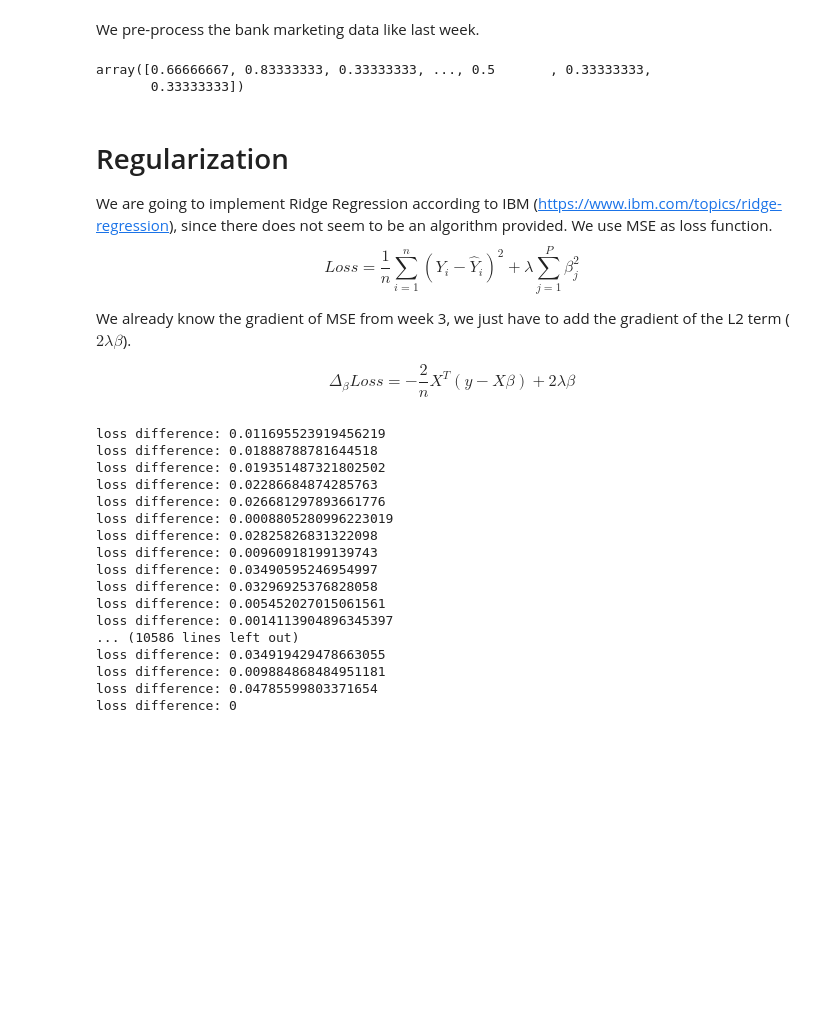
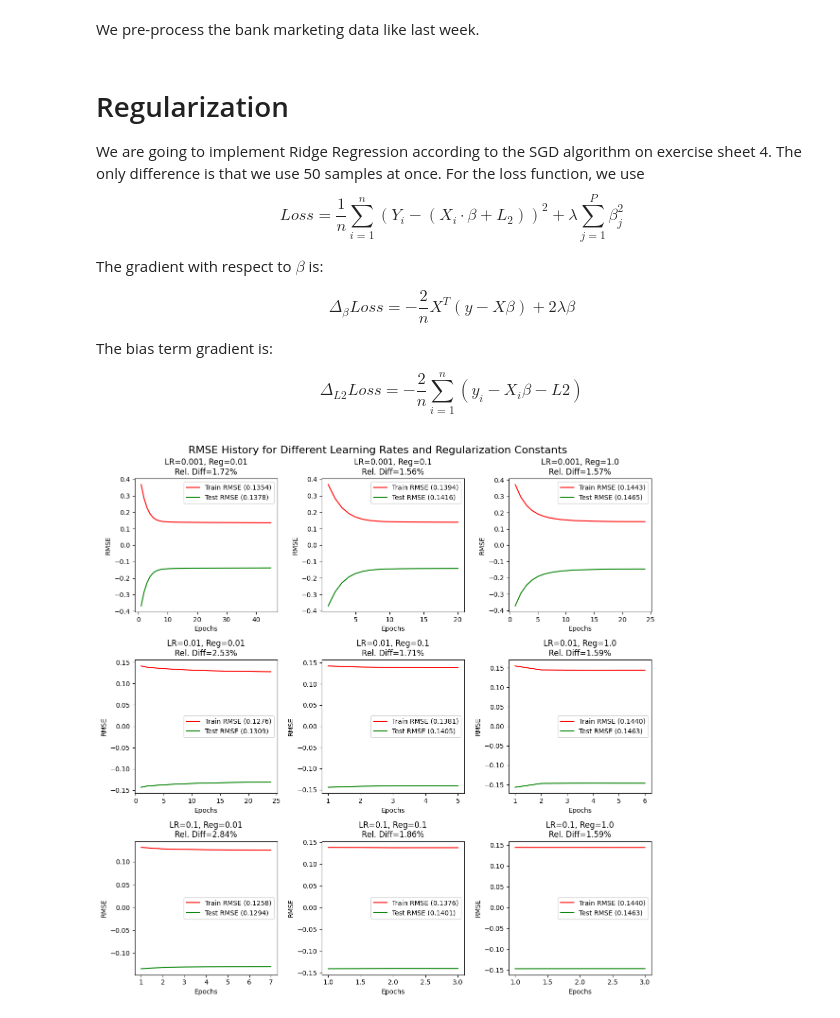
Before and after one commit to moOritzl/bachelorpraktikum-applied-machine-learning, a Jupyter notebook: Week_05/Regularization_Hyper-parameter_Tuning.ipynb, the cells around one changed output. Cells and saved outputs as stored; diff of their text form; code cells hidden in the pictures; blank space fills up the shorter version.

Commit message:
task 1 and 2 should be solved, just need to comment and explain everything

```diff
--- a/Week_05/Regularization_Hyper-parameter_Tuning.ipynb
+++ b/Week_05/Regularization_Hyper-parameter_Tuning.ipynb
@@ -33,22 +32,23 @@ y_wine_quality = (y_wine_quality - y_wine_quality.min()) / (y_wine_quality.max()
 # %%
 X_bank_train, X_bank_test, y_bank_train, y_bank_test = dh.split_data(X_bank_marketing, y_bank_marketing, 0.8)
 X_wine_train, X_wine_test, y_wine_train, y_wine_test = dh.split_data(X_wine_quality, y_wine_quality, 0.8)
-# %%
-y_wine_train
-# %% [output]
-array([0.66666667, 0.83333333, 0.33333333, ..., 0.5       , 0.33333333,
-       0.33333333])
 # %% [markdown]
 # Regularization
 
-We are going to implement Ridge Regression according to IBM (https://www.ibm.com/topics/ridge-regression), since there does not seem to be an algorithm provided.
-We use MSE as loss function.
+We are going to implement Ridge Regression according to the SGD algorithm on exercise sheet 4. The only difference is that we use 50 samples at once.
+For the loss function, we use
 $$
-Loss = \frac{1}{n} \sum_{i=1}^n (Y_i - \hat{Y}_i)^2 + \lambda \sum_{j=1}^P \beta_j^2
+Loss = \frac{1}{n} \sum_{i=1}^{n} (Y_i - (X_i \cdot \beta + L_2))^2 + \lambda \sum_{j=1}^{P} \beta_j^2
 $$
 
-We already know the gradient of MSE from week 3, we just have to add the gradient of the L2 term ($2 \lambda \beta$).
+The gradient with respect to $\beta$ is:
 
 $$
-\Delta_{\beta} Loss = -\frac{2}{n} X ^ T (y - X \beta) + 2 \lambda \beta
+\Delta_{\beta} Loss = - \frac{2}{n} X^T (y - X \beta) + 2 \lambda \beta
 $$
+
+The bias term gradient is:
+
+$$
+\Delta_{L2} Loss = -\frac{2}{n} \sum_{i=1}^n (y_i - X_i \beta - L2)
+$$
@@ -145,23 +149,36 @@ class RidgeRegression:
 # %%
 model = RidgeRegression()
 
-train_rmse_history, test_rmse_history = model.fit(X_wine_train, y_wine_train, X_wine_test, y_wine_test,
-                                                  initial_learning_rate=0.01, regularization_constant=0.01, i_max=200)
+learning_rates = [0.001, 0.01, 0.1]
+reg_constants = [0.01, 0.1, 1.0]
+
+fig, axes = plt.subplots(3, 3, figsize=(12, 12))
+fig.suptitle('RMSE History for Different Learning Rates and Regularization Constants', fontsize=16)
+
+final_test_rmse = []
+
+for i, learning_rate in enumerate(learning_rates):
+    for j, reg_constant in enumerate(reg_constants):
+        ax = axes[i, j]
+        train_rmse_history, test_rmse_history = model.fit(X_wine_train, y_wine_train, X_wine_test, y_wine_test,
+                                                          initial_learning_rate=learning_rate,
+                                                          regularization_constant=reg_constant, i_max=200
+                                                          )
+        final_test_rmse.append(test_rmse_history[-1])
+
+        relative_difference = abs(train_rmse_history[-1] - test_rmse_history[-1]) / train_rmse_history[-1]
+
+        ax.plot(range(1, len(train_rmse_history) + 1), train_rmse_history,
+                label=f'Train RMSE ({train_rmse_history[-1]:.4f})', color='red')
+        ax.plot(range(1, len(test_rmse_history) + 1), -np.array(test_rmse_history),
+                label=f'Test RMSE ({test_rmse_history[-1]:.4f})', color='green')
+        ax.set_xlabel('Epochs')
+        ax.set_ylabel('RMSE')
+        ax.set_title(f'LR={learning_rate}, Reg={reg_constant}\nRel. Diff={relative_difference:.2%}')
+        ax.legend()
+
+plt.tight_layout()
+plt.show()
+plt.close()
 # %% [output]
-loss difference: 0.011695523919456219
-loss difference: 0.01888788781644518
-loss difference: 0.019351487321802502
-loss difference: 0.02286684874285763
-loss difference: 0.026681297893661776
-loss difference: 0.0008805280996223019
-loss difference: 0.02825826831322098
-loss difference: 0.00960918199139743
-loss difference: 0.03490595246954997
-loss difference: 0.03296925376828058
-loss difference: 0.005452027015061561
-loss difference: 0.0014113904896345397
-... (10586 lines left out)
-loss difference: 0.034919429478663055
-loss difference: 0.009884868484951181
-loss difference: 0.04785599803371654
-loss difference: 0
+[figure, added]
```
Also changed, not shown: parts of 14 cells of this notebook, 1 other file.
